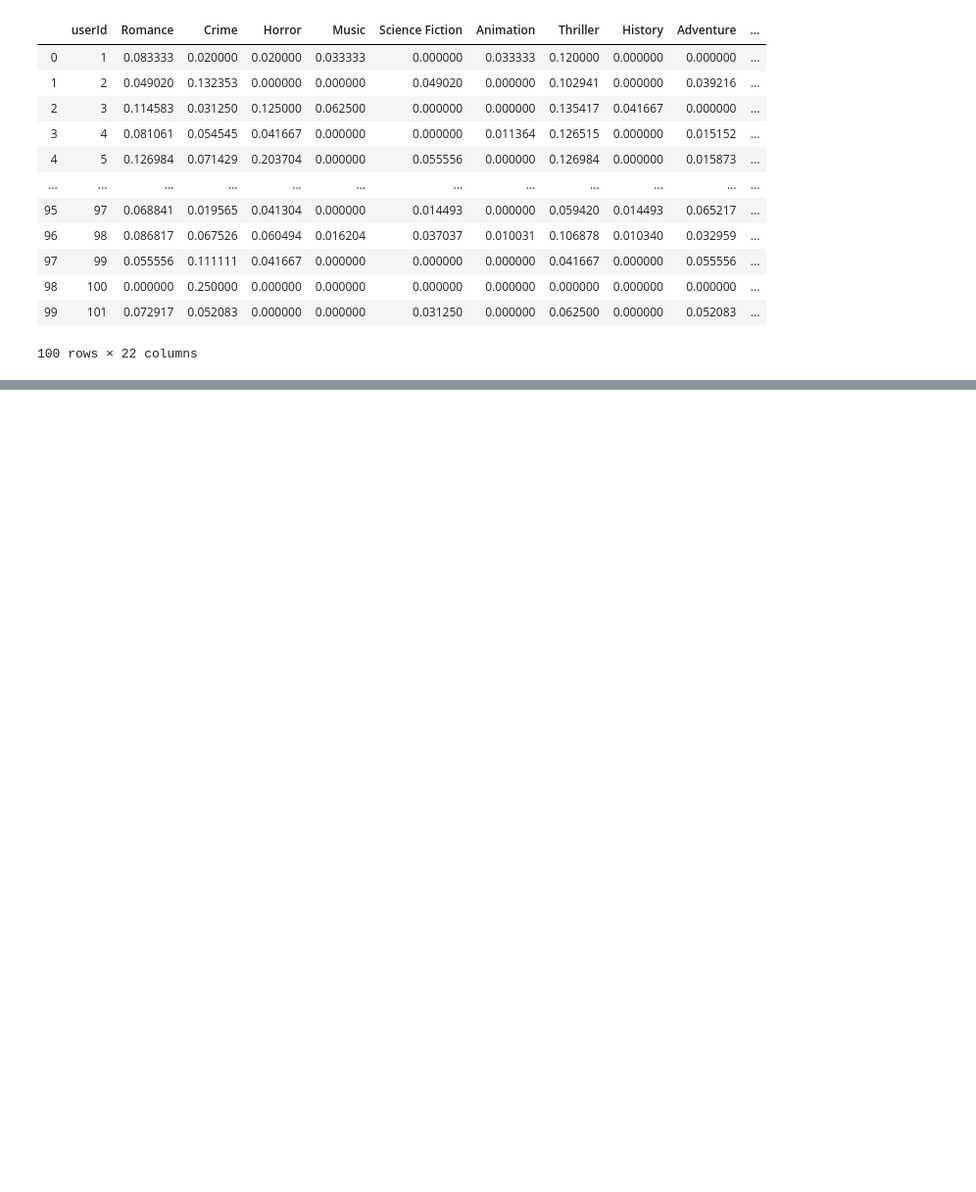
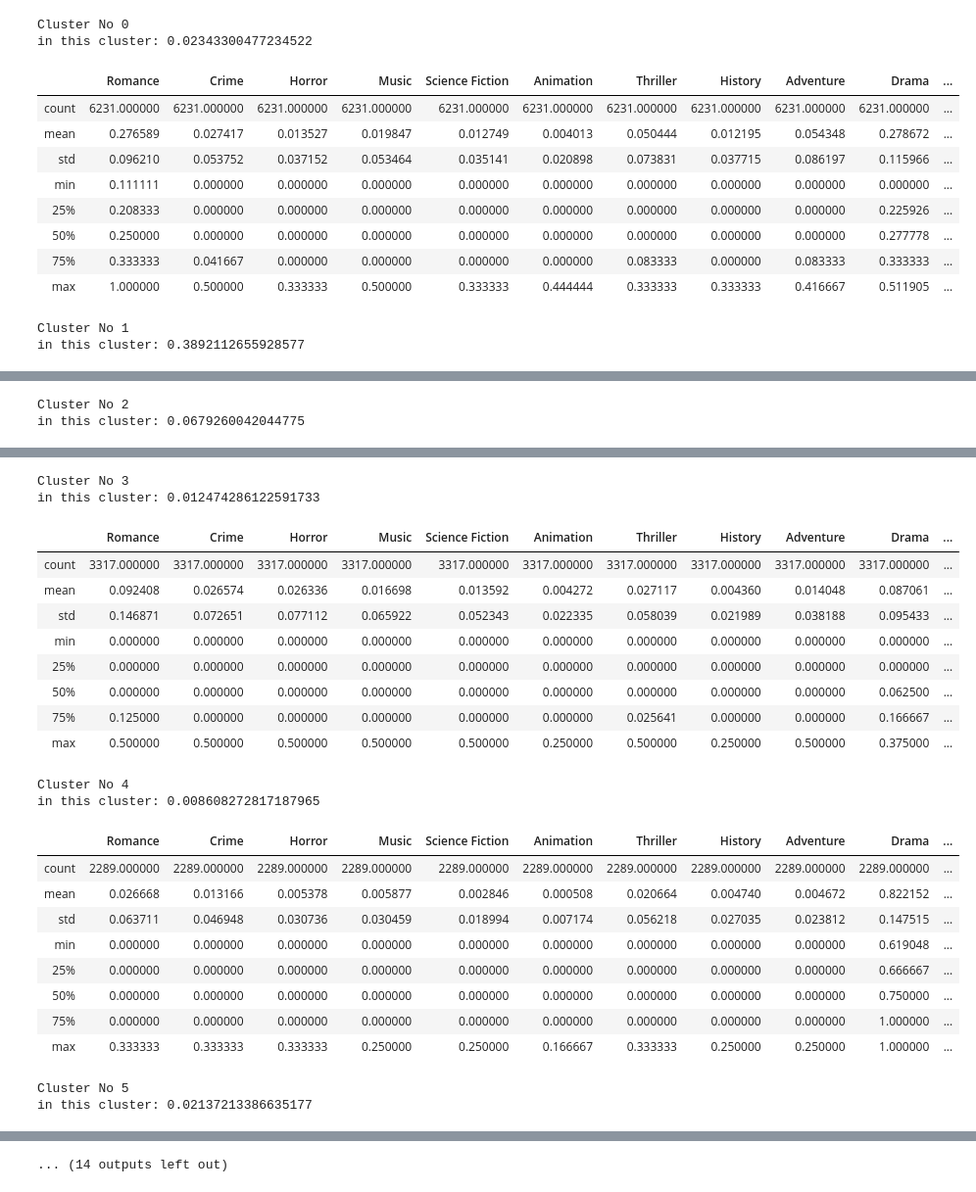
Before and after one commit to janapfeffer/DM_Project_MoviePrediction, a Jupyter notebook: ClusterExperiments.ipynb, the cells around one changed output, grey strips where cells are left out. Shown at 98% size. Saved outputs shown, nothing was run; the diff lists cells and outputs as text; code cells hidden in the pictures; blank space fills up the shorter version.

```diff
--- a/ClusterExperiments.ipynb
+++ b/ClusterExperiments.ipynb
@@ -42,17 +93,19 @@ plt.show()
-# %%
-df_joined["clusters"] = labels
-df_joined.head(100)
-# %% [output]
-|  | userId | Romance | Crime | Horror | Music | Science Fiction | Animation | Thriller | History | Adventure | ... |
-| 0 | 1 | 0.083333 | 0.020000 | 0.020000 | 0.033333 | 0.000000 | 0.033333 | 0.120000 | 0.000000 | 0.000000 | ... |
-| 1 | 2 | 0.049020 | 0.132353 | 0.000000 | 0.000000 | 0.049020 | 0.000000 | 0.102941 | 0.000000 | 0.039216 | ... |
-| 2 | 3 | 0.114583 | 0.031250 | 0.125000 | 0.062500 | 0.000000 | 0.000000 | 0.135417 | 0.041667 | 0.000000 | ... |
-| 3 | 4 | 0.081061 | 0.054545 | 0.041667 | 0.000000 | 0.000000 | 0.011364 | 0.126515 | 0.000000 | 0.015152 | ... |
-| 4 | 5 | 0.126984 | 0.071429 | 0.203704 | 0.000000 | 0.055556 | 0.000000 | 0.126984 | 0.000000 | 0.015873 | ... |
-| ... | ... | ... | ... | ... | ... | ... | ... | ... | ... | ... | ... |
-| 95 | 97 | 0.068841 | 0.019565 | 0.041304 | 0.000000 | 0.014493 | 0.000000 | 0.059420 | 0.014493 | 0.065217 | ... |
-| 96 | 98 | 0.086817 | 0.067526 | 0.060494 | 0.016204 | 0.037037 | 0.010031 | 0.106878 | 0.010340 | 0.032959 | ... |
-| 97 | 99 | 0.055556 | 0.111111 | 0.041667 | 0.000000 | 0.000000 | 0.000000 | 0.041667 | 0.000000 | 0.055556 | ... |
-| 98 | 100 | 0.000000 | 0.250000 | 0.000000 | 0.000000 | 0.000000 | 0.000000 | 0.000000 | 0.000000 | 0.000000 | ... |
-| 99 | 101 | 0.072917 | 0.052083 | 0.000000 | 0.000000 | 0.031250 | 0.000000 | 0.062500 | 0.000000 | 0.052083 | ... |
-100 rows × 22 columns
+# %%
+for cluster in range(0,13):
+    print("Cluster No " + str(cluster))
+    print("in this cluster: " + str(len(df_joined[df_joined["clusters"] == cluster])/len(df_joined)))
+    display(df_joined[df_joined["clusters"] == cluster].drop(columns=["userId", "clusters"]).describe())
+# %% [output]
+Cluster No 0
+in this cluster: 0.02343300477234522
+|  | Romance | Crime | Horror | Music | Science Fiction | Animation | Thriller | History | Adventure | Drama | ... |
+| count | 6231.000000 | 6231.000000 | 6231.000000 | 6231.000000 | 6231.000000 | 6231.000000 | 6231.000000 | 6231.000000 | 6231.000000 | 6231.000000 | ... |
+| mean | 0.276589 | 0.027417 | 0.013527 | 0.019847 | 0.012749 | 0.004013 | 0.050444 | 0.012195 | 0.054348 | 0.278672 | ... |
+| std | 0.096210 | 0.053752 | 0.037152 | 0.053464 | 0.035141 | 0.020898 | 0.073831 | 0.037715 | 0.086197 | 0.115966 | ... |
+| min | 0.111111 | 0.000000 | 0.000000 | 0.000000 | 0.000000 | 0.000000 | 0.000000 | 0.000000 | 0.000000 | 0.000000 | ... |
+| 25% | 0.208333 | 0.000000 | 0.000000 | 0.000000 | 0.000000 | 0.000000 | 0.000000 | 0.000000 | 0.000000 | 0.225926 | ... |
+| 50% | 0.250000 | 0.000000 | 0.000000 | 0.000000 | 0.000000 | 0.000000 | 0.000000 | 0.000000 | 0.000000 | 0.277778 | ... |
+| 75% | 0.333333 | 0.041667 | 0.000000 | 0.000000 | 0.000000 | 0.000000 | 0.083333 | 0.000000 | 0.083333 | 0.333333 | ... |
+| max | 1.000000 | 0.500000 | 0.333333 | 0.500000 | 0.333333 | 0.444444 | 0.333333 | 0.333333 | 0.416667 | 0.511905 | ... |
+Cluster No 1
+in this cluster: 0.3892112655928577
@@ -58,0 +121,2 @@ df_joined.head(100)
+Cluster No 2
+in this cluster: 0.0679260042044775
@@ -58,0 +132,24 @@ df_joined.head(100)
+Cluster No 3
+in this cluster: 0.012474286122591733
+|  | Romance | Crime | Horror | Music | Science Fiction | Animation | Thriller | History | Adventure | Drama | ... |
+| count | 3317.000000 | 3317.000000 | 3317.000000 | 3317.000000 | 3317.000000 | 3317.000000 | 3317.000000 | 3317.000000 | 3317.000000 | 3317.000000 | ... |
+| mean | 0.092408 | 0.026574 | 0.026336 | 0.016698 | 0.013592 | 0.004272 | 0.027117 | 0.004360 | 0.014048 | 0.087061 | ... |
+| std | 0.146871 | 0.072651 | 0.077112 | 0.065922 | 0.052343 | 0.022335 | 0.058039 | 0.021989 | 0.038188 | 0.095433 | ... |
+| min | 0.000000 | 0.000000 | 0.000000 | 0.000000 | 0.000000 | 0.000000 | 0.000000 | 0.000000 | 0.000000 | 0.000000 | ... |
+| 25% | 0.000000 | 0.000000 | 0.000000 | 0.000000 | 0.000000 | 0.000000 | 0.000000 | 0.000000 | 0.000000 | 0.000000 | ... |
+| 50% | 0.000000 | 0.000000 | 0.000000 | 0.000000 | 0.000000 | 0.000000 | 0.000000 | 0.000000 | 0.000000 | 0.062500 | ... |
+| 75% | 0.125000 | 0.000000 | 0.000000 | 0.000000 | 0.000000 | 0.000000 | 0.025641 | 0.000000 | 0.000000 | 0.166667 | ... |
+| max | 0.500000 | 0.500000 | 0.500000 | 0.500000 | 0.500000 | 0.250000 | 0.500000 | 0.250000 | 0.500000 | 0.375000 | ... |
+Cluster No 4
+in this cluster: 0.008608272817187965
+|  | Romance | Crime | Horror | Music | Science Fiction | Animation | Thriller | History | Adventure | Drama | ... |
+| count | 2289.000000 | 2289.000000 | 2289.000000 | 2289.000000 | 2289.000000 | 2289.000000 | 2289.000000 | 2289.000000 | 2289.000000 | 2289.000000 | ... |
+| mean | 0.026668 | 0.013166 | 0.005378 | 0.005877 | 0.002846 | 0.000508 | 0.020664 | 0.004740 | 0.004672 | 0.822152 | ... |
+| std | 0.063711 | 0.046948 | 0.030736 | 0.030459 | 0.018994 | 0.007174 | 0.056218 | 0.027035 | 0.023812 | 0.147515 | ... |
+| min | 0.000000 | 0.000000 | 0.000000 | 0.000000 | 0.000000 | 0.000000 | 0.000000 | 0.000000 | 0.000000 | 0.619048 | ... |
+| 25% | 0.000000 | 0.000000 | 0.000000 | 0.000000 | 0.000000 | 0.000000 | 0.000000 | 0.000000 | 0.000000 | 0.666667 | ... |
+| 50% | 0.000000 | 0.000000 | 0.000000 | 0.000000 | 0.000000 | 0.000000 | 0.000000 | 0.000000 | 0.000000 | 0.750000 | ... |
+| 75% | 0.000000 | 0.000000 | 0.000000 | 0.000000 | 0.000000 | 0.000000 | 0.000000 | 0.000000 | 0.000000 | 1.000000 | ... |
+| max | 0.333333 | 0.333333 | 0.333333 | 0.250000 | 0.250000 | 0.166667 | 0.333333 | 0.250000 | 0.250000 | 1.000000 | ... |
+Cluster No 5
+in this cluster: 0.02137213386635177
@@ -58,0 +165 @@ df_joined.head(100)
+... (14 outputs left out)
```
Also changed, not shown: parts of 26 cells of this notebook, 3 other files.
